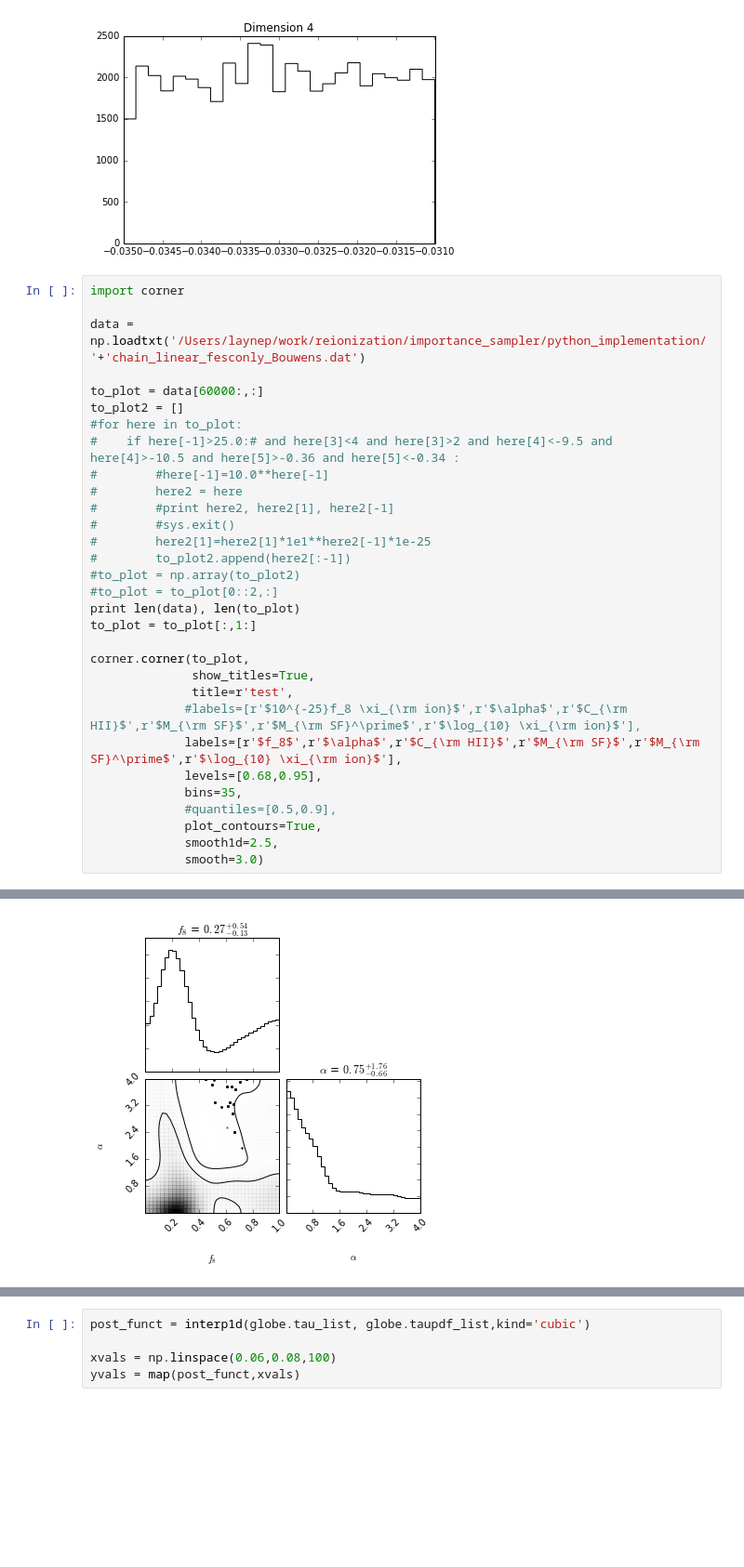
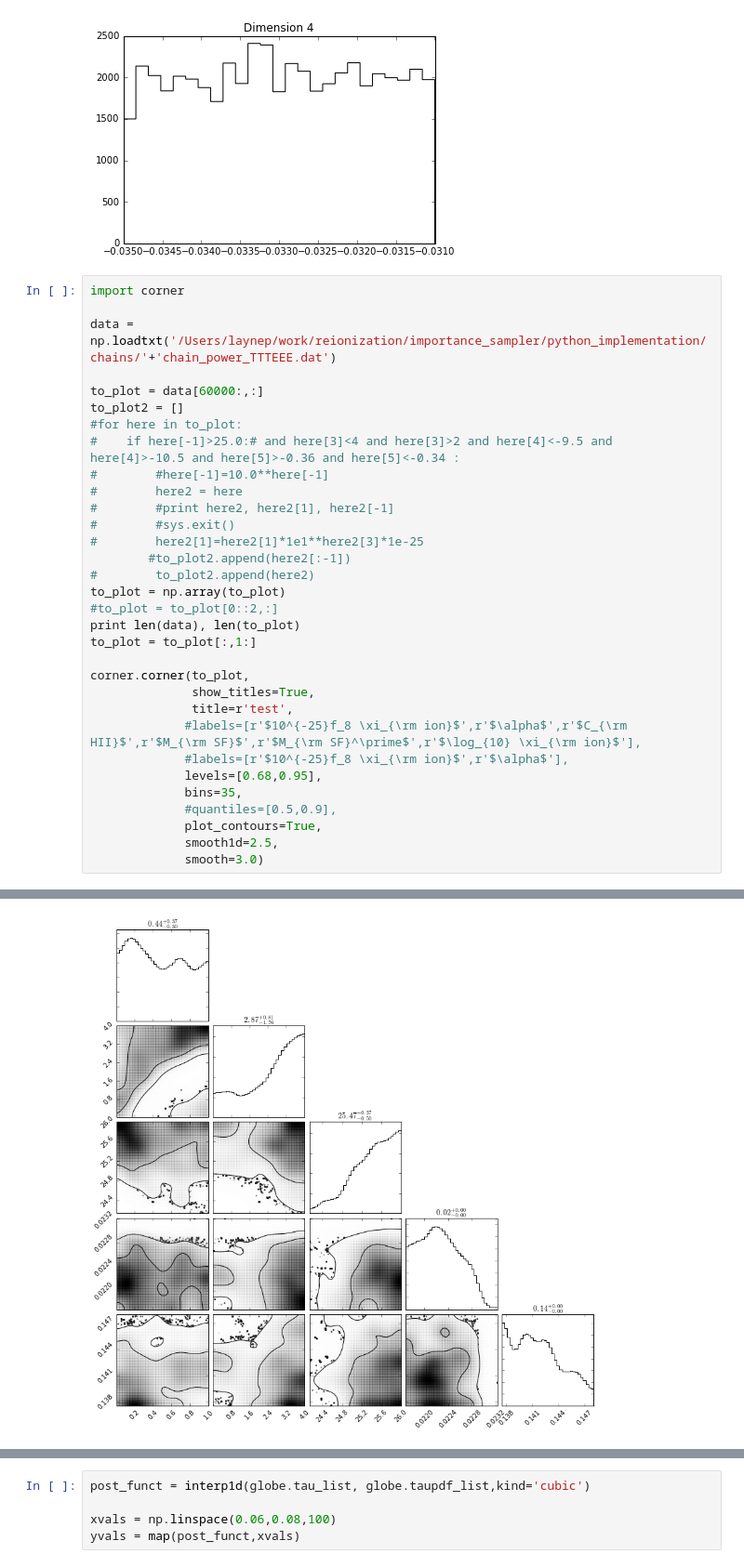
Before and after one commit to laynep/tau_calc_reion, a Jupyter notebook: tau_sampler.ipynb, the cells around one changed output, grey strips where cells are left out. Shown at 93% size. Drawn from its saved outputs; the diff is of its cells as text; blank space fills up the shorter version.

```diff
--- a/tau_sampler.ipynb
+++ b/tau_sampler.ipynb
@@ -534,7 +534,7 @@ for i in range(ndim):
 # %%
 import corner
 
-data = np.loadtxt('/Users/laynep/work/reionization/importance_sampler/python_implementation/'+'chain_linear_fesconly_Bouwens.dat')
+data = np.loadtxt('/Users/laynep/work/reionization/importance_sampler/python_implementation/chains/'+'chain_power_TTTEEE.dat')
 
 to_plot = data[60000:,:]
 to_plot2 = []
@@ -544,9 +544,10 @@ to_plot2 = []
 #        here2 = here
 #        #print here2, here2[1], here2[-1]
 #        #sys.exit()
-#        here2[1]=here2[1]*1e1**here2[-1]*1e-25
-#        to_plot2.append(here2[:-1])
-#to_plot = np.array(to_plot2)
+#        here2[1]=here2[1]*1e1**here2[3]*1e-25
+        #to_plot2.append(here2[:-1])
+#        to_plot2.append(here2)
+to_plot = np.array(to_plot)
 #to_plot = to_plot[0::2,:]
 print len(data), len(to_plot)
 to_plot = to_plot[:,1:]
@@ -555,7 +556,7 @@ corner.corner(to_plot,
               show_titles=True,
               title=r'test',
              #labels=[r'$10^{-25}f_8 \xi_{\rm ion}$',r'$\alpha$',r'$C_{\rm HII}$',r'$M_{\rm SF}$',r'$M_{\rm SF}^\prime$',r'$\log_{10} \xi_{\rm ion}$'],
-             labels=[r'$f_8$',r'$\alpha$',r'$C_{\rm HII}$',r'$M_{\rm SF}$',r'$M_{\rm SF}^\prime$',r'$\log_{10} \xi_{\rm ion}$'],
+             #labels=[r'$10^{-25}f_8 \xi_{\rm ion}$',r'$\alpha$'],
              levels=[0.68,0.95],
              bins=35,
              #quantiles=[0.5,0.9],
@@ -567 +568 @@ corner.corner(to_plot,
-[figure, old version]
+[figure, new version]
```
Also changed, not shown: parts of 2 cells of this notebook, 5 other files.
